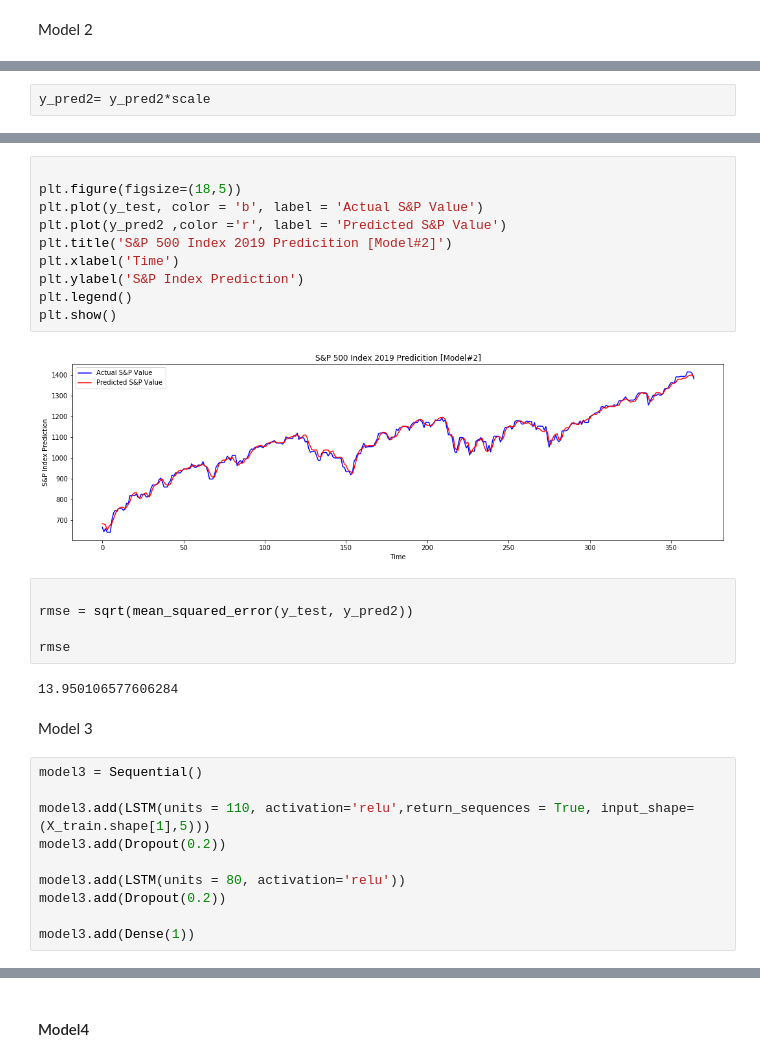
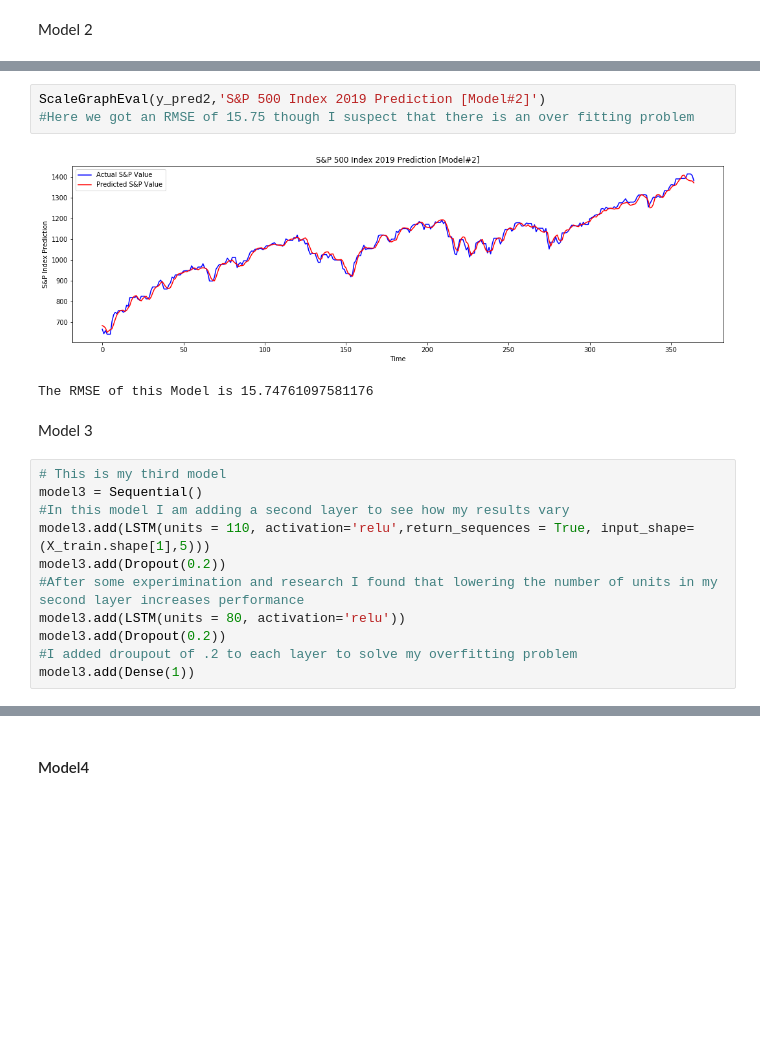
Before and after one commit to AndrewGhan/Final_Project_Mod_5, a Jupyter notebook: Financial Data.ipynb, the cells around one changed output, grey strips where cells are left out. Cells and saved outputs as stored; diff of their text form; blank space fills up the shorter version.

```diff
--- a/Financial Data.ipynb
+++ b/Financial Data.ipynb
@@ -372,2 +400,0 @@ array([[0.61787903],
-# %%
-y_pred2= y_pred2*scale
@@ -394,31 +401,19 @@ array([[ 681.743  ],
-# %%
-
-plt.figure(figsize=(18,5))
-plt.plot(y_test, color = 'b', label = 'Actual S&P Value')
-plt.plot(y_pred2 ,color ='r', label = 'Predicted S&P Value')
-plt.title('S&P 500 Index 2019 Predicition [Model#2]')
-plt.xlabel('Time')
-plt.ylabel('S&P Index Prediction')
-plt.legend()
-plt.show()
-# %% [output]
-[figure, removed]
-# %%
-
-rmse = sqrt(mean_squared_error(y_test, y_pred2))
-
-rmse
-# %% [output]
-13.950106577606284
+# %%
+ScaleGraphEval(y_pred2,'S&P 500 Index 2019 Prediction [Model#2]')
+#Here we got an RMSE of 15.75 though I suspect that there is an over fitting problem
+# %% [output]
+[figure, added]
+The RMSE of this Model is 15.74761097581176
 # %% [markdown]
 Model 3
 # %%
+# This is my third model
 model3 = Sequential()
-
+#In this model I am adding a second layer to see how my results vary
 model3.add(LSTM(units = 110, activation='relu',return_sequences = True, input_shape=(X_train.shape[1],5)))
 model3.add(Dropout(0.2))
-
+#After some experimination and research I found that lowering the number of units in my second layer increases performance
 model3.add(LSTM(units = 80, activation='relu'))
 model3.add(Dropout(0.2))
-
+#I added droupout of .2 to each layer to solve my overfitting problem
 model3.add(Dense(1))
```
Also changed, not shown: parts of 83 cells of this notebook.
